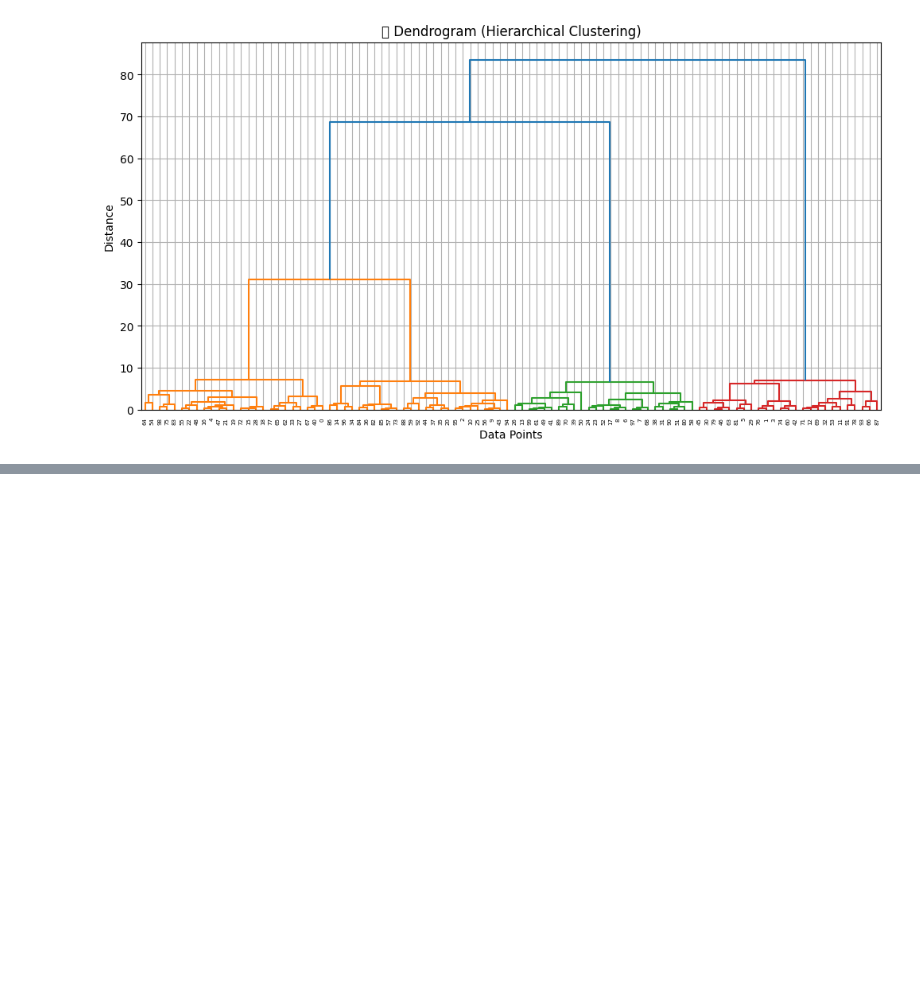
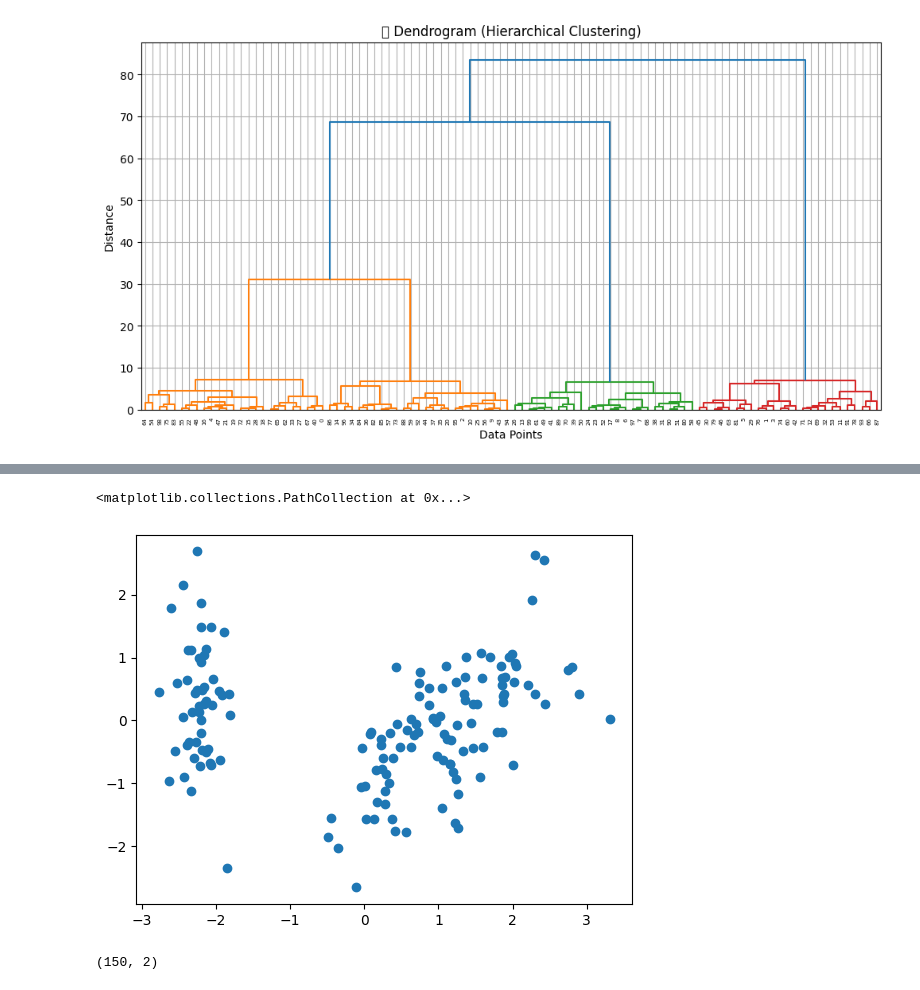
Before and after one commit to Rohitfoujdar/PDF-AI-ML, a Jupyter notebook: Start_to_learn/Ml learn/Unsupervise ML/Clustering/Hierarchial.ipynb, the cells around one changed output, grey strips where cells are left out. Drawn from its saved outputs; the diff is of its cells as text; code cells hidden in the pictures; blank space fills up the shorter version.

```diff
--- a/Start_to_learn/Ml learn/Unsupervise ML/Clustering/Hierarchial.ipynb
+++ b/Start_to_learn/Ml learn/Unsupervise ML/Clustering/Hierarchial.ipynb
@@ -38,0 +25,4 @@ NameError: name 'model' is not defined
+# %%
+dataset = pd.read_csv("iris_dataset.csv")
+dataset.head()
+x = dataset.iloc[:,:-1]
@@ -38,0 +31,3 @@ NameError: name 'model' is not defined
+# %%
+scaler = StandardScaler()
+scaled = scaler.fit_transform(x)
@@ -38,0 +56,13 @@ NameError: name 'model' is not defined
+# %%
+pca = PCA(n_components=2)
+# %%
+pca_scaled = pca.fit_transform(scaled)
+# %%
+plt.scatter(pca_scaled[:,0], pca_scaled[:,1])
+# %% [output]
+<matplotlib.collections.PathCollection at 0x...>
+[figure, added]
+# %%
+pca_scaled.shape
+# %% [output]
+(150, 2)
```
Also changed, not shown: parts of 12 cells of this notebook, 12 other files.
